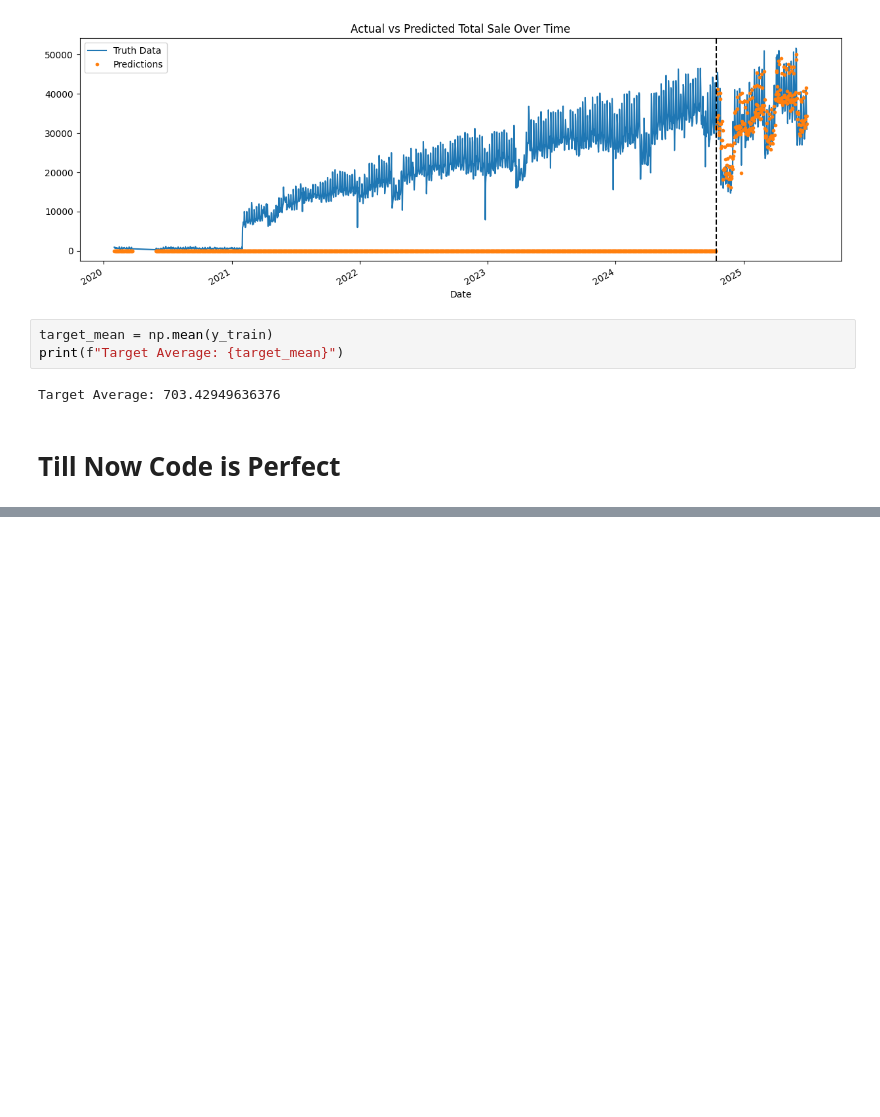
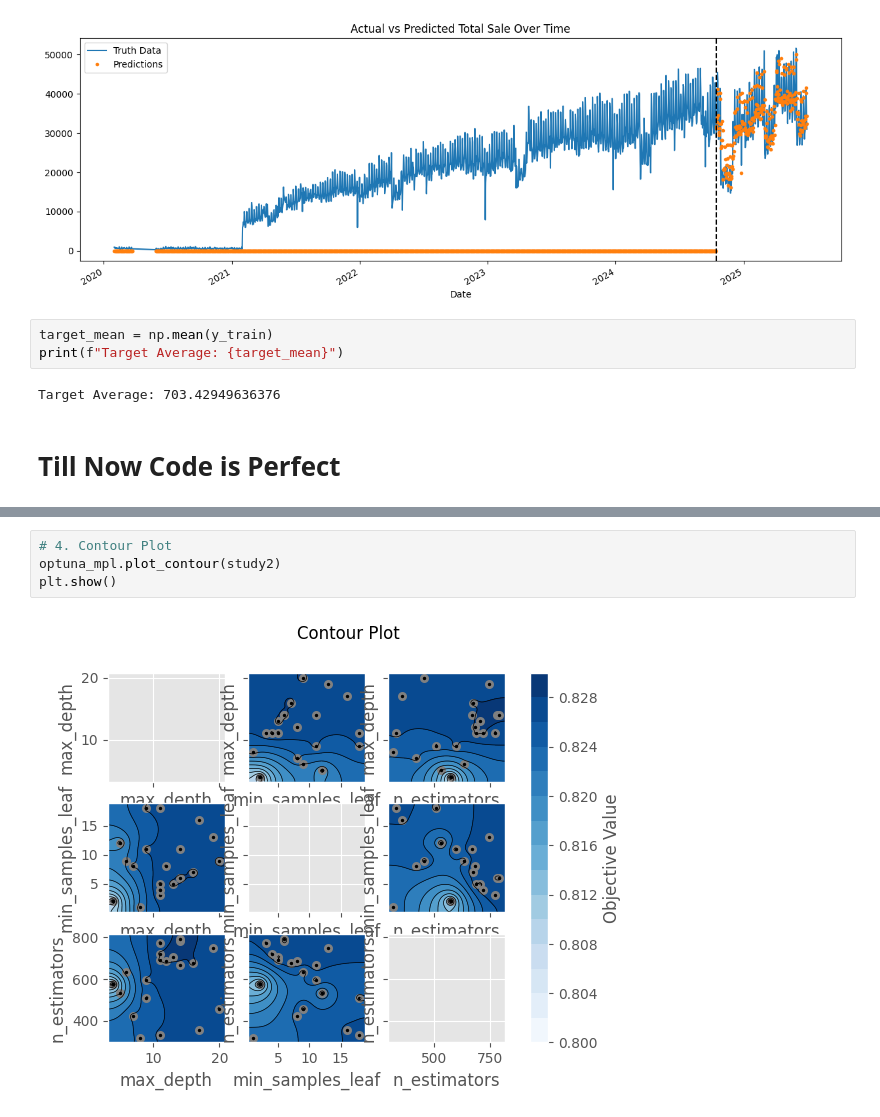
Before and after one commit to farmanali11/core-ai-learning, a Jupyter notebook: 03-classical-ml/03-final-capstone-project/ex.ipynb, the cells around one changed output, grey strips where cells are left out. Cells and saved outputs as stored; diff of their text form; blank space fills up the shorter version.

```diff
--- a/03-classical-ml/03-final-capstone-project/ex.ipynb
+++ b/03-classical-ml/03-final-capstone-project/ex.ipynb
@@ -231,0 +419,6 @@ Target Average: 703.42949636376
+# %%
+# 4. Contour Plot
+optuna_mpl.plot_contour(study2)
+plt.show()
+# %% [output]
+[figure, added]
```
Also changed, not shown: parts of 18 cells of this notebook, 13 other files.
